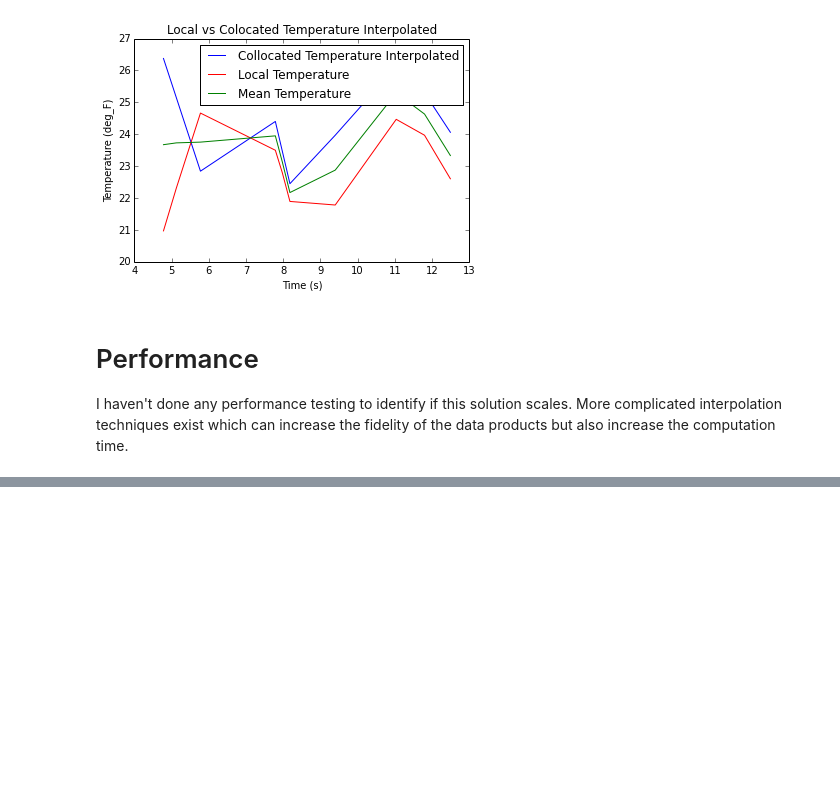
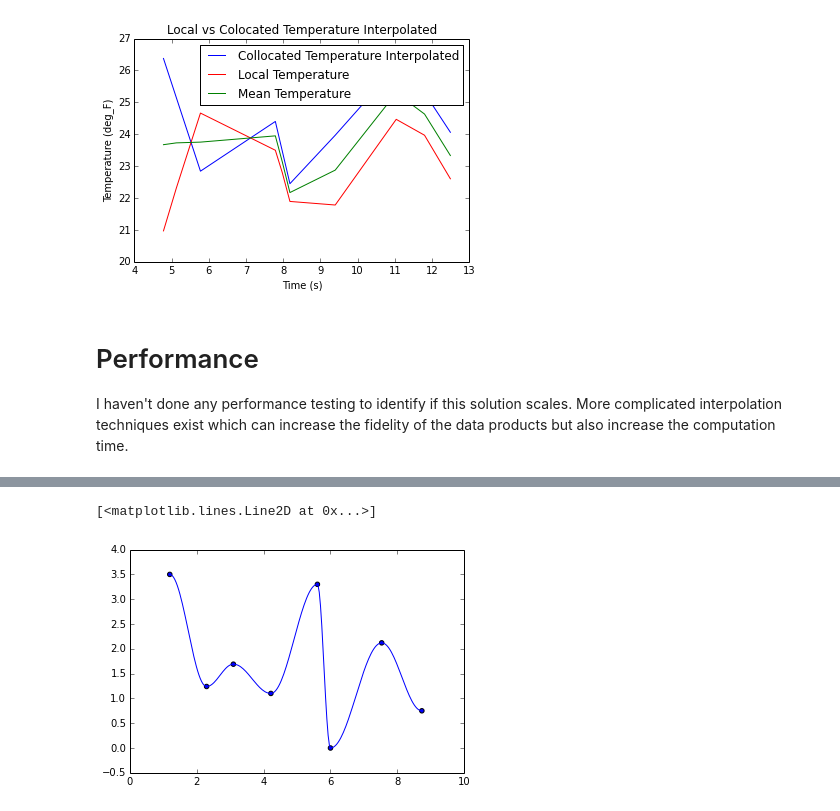
Before and after one commit to lukecampbell/notebooks, a Jupyter notebook: Lerping Functions.ipynb, the cells around one changed output, grey strips where cells are left out. Saved outputs shown, nothing was run; the diff lists cells and outputs as text; code cells hidden in the pictures; blank space fills up the shorter version.

```diff
--- a/Lerping Functions.ipynb
+++ b/Lerping Functions.ipynb
@@ -146,0 +175,22 @@ I haven't done any performance testing to identify if this solution scales. More
+# %%
+def cosine_interp(x_i, y_i, x):
+    x_new = np.searchsorted(x_i, x)
+    x_new = x_new.clip(1, len(x_i)-1).astype(int)
+    x_low = x_new - 1
+    ix = (x - x_i[x_low]) / (x_i[x_new] - x_i[x_low])
+    mu = (1 - np.cos(ix * np.pi)) / 2
+    y = (y_i[x_low] * (1 - mu) + y_i[x_new] * mu)
+    return y
+
+x_i = np.array([1.2, 2.3,   3.1, 4.22, 5.61, 6, 7.53, 8.73])
+y_i = np.array([3.5, 1.24, 1.69,  1.1,  3.3, 0, 2.12, 0.75])
+
+x = np.linspace(x_i[0], x_i[-1], 200)
+y = cosine_interp(x_i, y_i, x)
+# %%
+fig = plt.subplot(111)
+fig.scatter(x_i, y_i)
+fig.plot(x, y)
+# %% [output]
+[<matplotlib.lines.Line2D at 0x...>]
+[figure, added]
```
Also changed, not shown: parts of 7 cells of this notebook.
